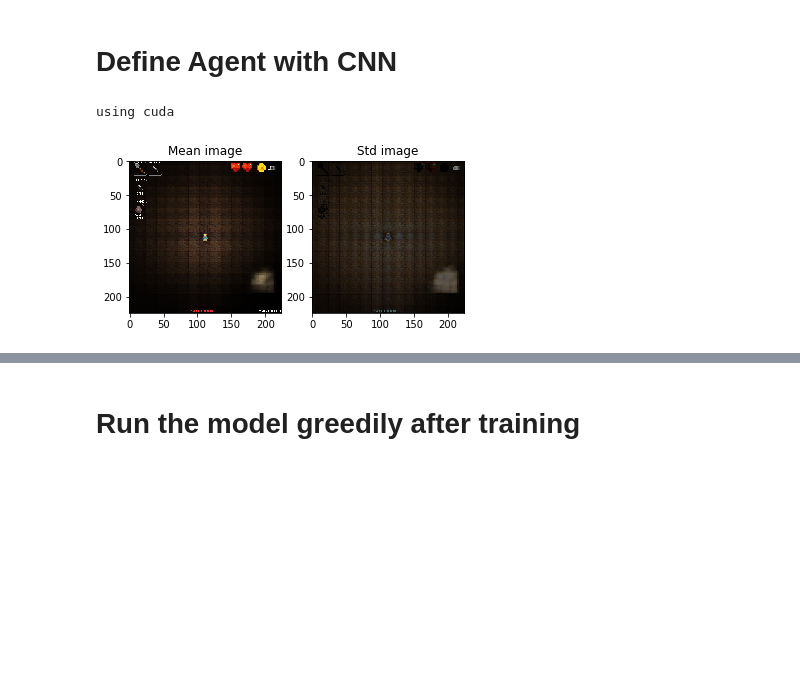
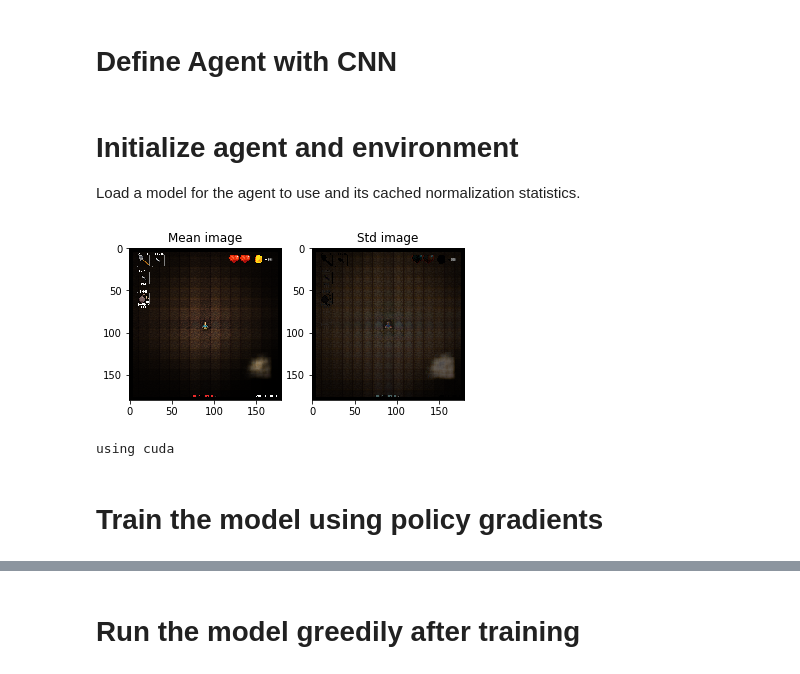
Before and after one commit to bbukaty/CoNBot, a Jupyter notebook: runAgent.ipynb, the cells around one changed output, grey strips where cells are left out. Cells and saved outputs as stored; diff of their text form; code cells hidden in the pictures; blank space fills up the shorter version.

```diff
--- a/runAgent.ipynb
+++ b/runAgent.ipynb
@@ -202,13 +185,50 @@ class CloningAgent:
         self.optimizer.step()
         del self.rewards[:]
         del self.saved_log_probs[:]
+# %% [markdown]
+# Initialize agent and environment
+Load a model for the agent to use and its cached normalization statistics.
+# %%
+usingResNet = False
+
+if usingResNet:
+    model = ResNet()
+    model.load_state_dict(torch.load("models/ResnetQuadsVal80.pt"))
+else:
+    model = CloningCNN('deeper', dropout=0.5, inChannels=12)
+#     model.load_state_dict(torch.load("models/DeeperQuadsVal79.pt"))
+# %%
+if usingResNet:
+    meanImage = np.load("data/stats/dsetMean_ResNet.npy")
+    stdImage = np.load("data/stats/dsetStd_ResNet.npy")
+else:
+    meanImage = np.load("data/stats/dsetMean.npy")
+    stdImage = np.load("data/stats/dsetStd.npy")
+plt.subplot(121)
+plt.imshow(np.array(np.round(meanImage), dtype=np.uint8))
+plt.title("Mean image")
+plt.subplot(122)
+plt.imshow(np.array(np.round(stdImage), dtype=np.uint8))
+plt.title("Std image")
+# get channel means formatted like tensors
+channelMeans = meanImage.transpose((2,0,1)).mean(axis=(1,2)) / 255
+channelStds = meanImage.transpose((2,0,1)).std(axis=(1,2)) / 255
+
+transform = transforms.Compose([
+            transforms.ToTensor(),
+            transforms.Normalize(channelMeans, channelStds)
+        ])
+# %% [output]
+[figure, added]
 # %%
 windowName = "Crypt of the NecroDancer"
-env = GameEnv(windowName, 0.4)
-agent = CloningAgent("models/ResnetQuadsVal80.pt")
+
+env = GameEnv(windowName, 0.32, usingResNet)
+agent = CloningAgent(model, transform, gamma=0.99)
 # %% [output]
 using cuda
-[figure, removed]
+# %% [markdown]
+# Train the model using policy gradients
 # %%
 running_reward = 20
 log_interval = 10
```
Also changed, not shown: parts of 6 cells of this notebook, 4 other files.
